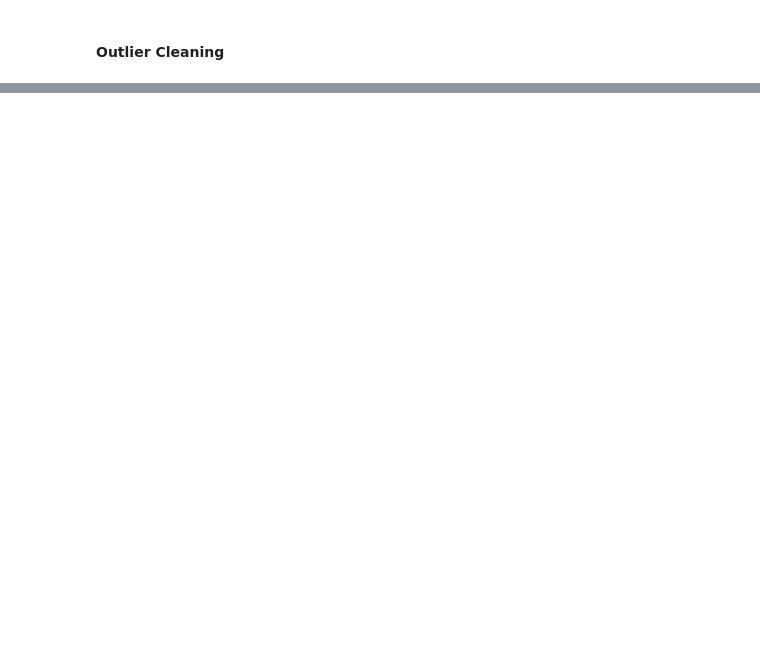
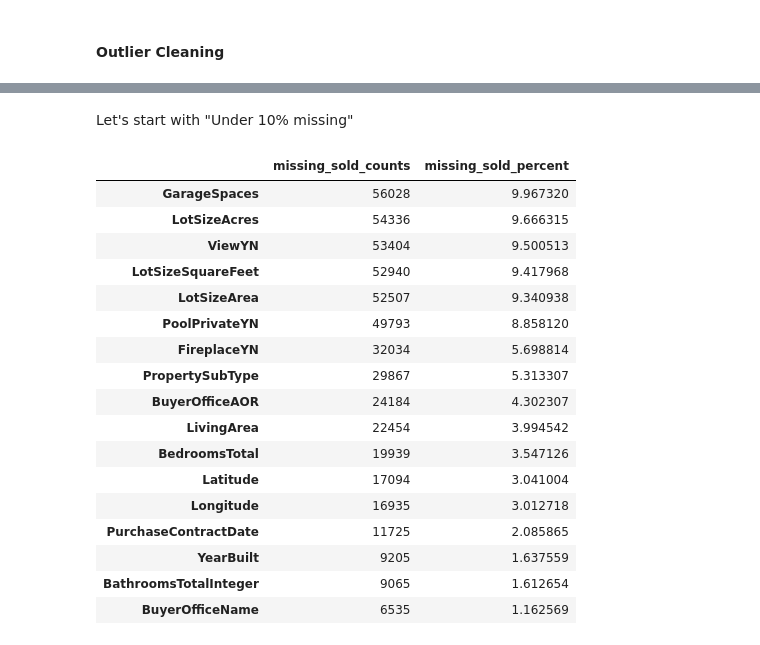
Before and after one commit to mayabernstein/idx-exchange, a Jupyter notebook: data_exploration/03.2_data_cleaning_sold.ipynb, the cells around one changed output, grey strips where cells are left out. Saved outputs shown, nothing was run; the diff lists cells and outputs as text; code cells hidden in the pictures; blank space fills up the shorter version.

```diff
--- a/data_exploration/03.2_data_cleaning_sold.ipynb
+++ b/data_exploration/03.2_data_cleaning_sold.ipynb
@@ -1117,4 +668,4 @@ Length: 87, dtype: int64
 # %%
-missing_sold_percent = (df_sold.isnull().mean()) * 100
+missing_sold_percent = (df_sold_clean.isnull().mean()) * 100
 missing_sold_percent
 # %% [output]
@@ -1156,3 +714,0 @@ rate_30yr_fixed                                 0                   0.0
-# %%
-missing_sold_summary = missing_sold_summary[missing_sold_summary["missing_sold_counts"] > 0]
-print(missing_sold_summary)
@@ -1174,3 +714,0 @@ ClosePrice                                      7              0.001184
-# %%
-missing_sold_summary["missing_sold_percent"] = missing_sold_summary["missing_sold_percent"].round(2)
-print(missing_sold_summary)
@@ -1266,0 +739,25 @@ df_sold_clean.shape
+# %% [markdown]
+Let's start with "Under 10% missing"
+# %%
+under_10 = missing_sold_summary[(missing_sold_summary['missing_sold_percent'] < 10) & (missing_sold_percent != 0)]
+# %%
+under_10
+# %% [output]
+|  | missing_sold_counts | missing_sold_percent |
+| GarageSpaces | 56028 | 9.967320 |
+| LotSizeAcres | 54336 | 9.666315 |
+| ViewYN | 53404 | 9.500513 |
+| LotSizeSquareFeet | 52940 | 9.417968 |
+| LotSizeArea | 52507 | 9.340938 |
+| PoolPrivateYN | 49793 | 8.858120 |
+| FireplaceYN | 32034 | 5.698814 |
+| PropertySubType | 29867 | 5.313307 |
+| BuyerOfficeAOR | 24184 | 4.302307 |
+| LivingArea | 22454 | 3.994542 |
+| BedroomsTotal | 19939 | 3.547126 |
+| Latitude | 17094 | 3.041004 |
+| Longitude | 16935 | 3.012718 |
+| PurchaseContractDate | 11725 | 2.085865 |
+| YearBuilt | 9205 | 1.637559 |
+| BathroomsTotalInteger | 9065 | 1.612654 |
+| BuyerOfficeName | 6535 | 1.162569 |
```
Also changed, not shown: parts of 258 cells of this notebook, 3 other files.
